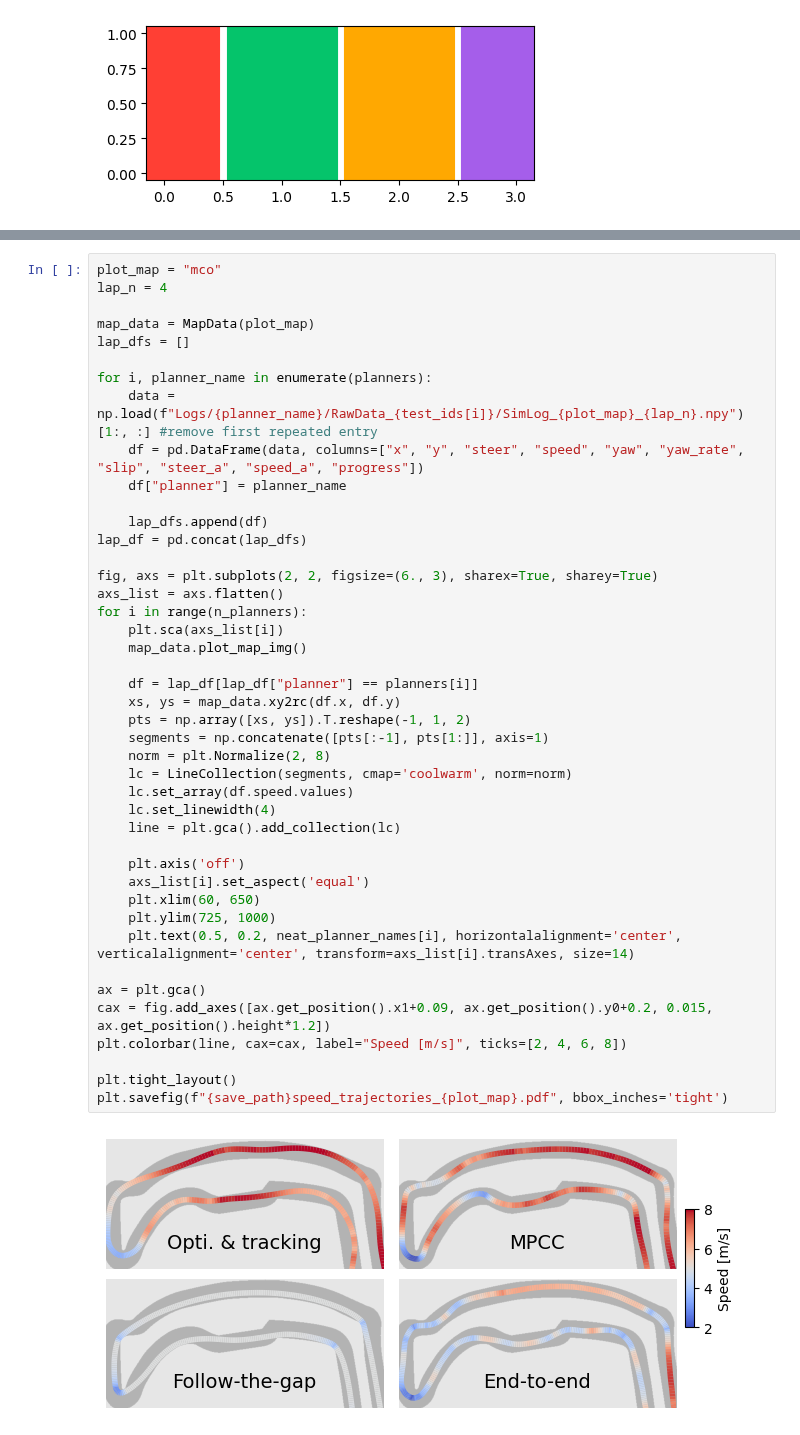
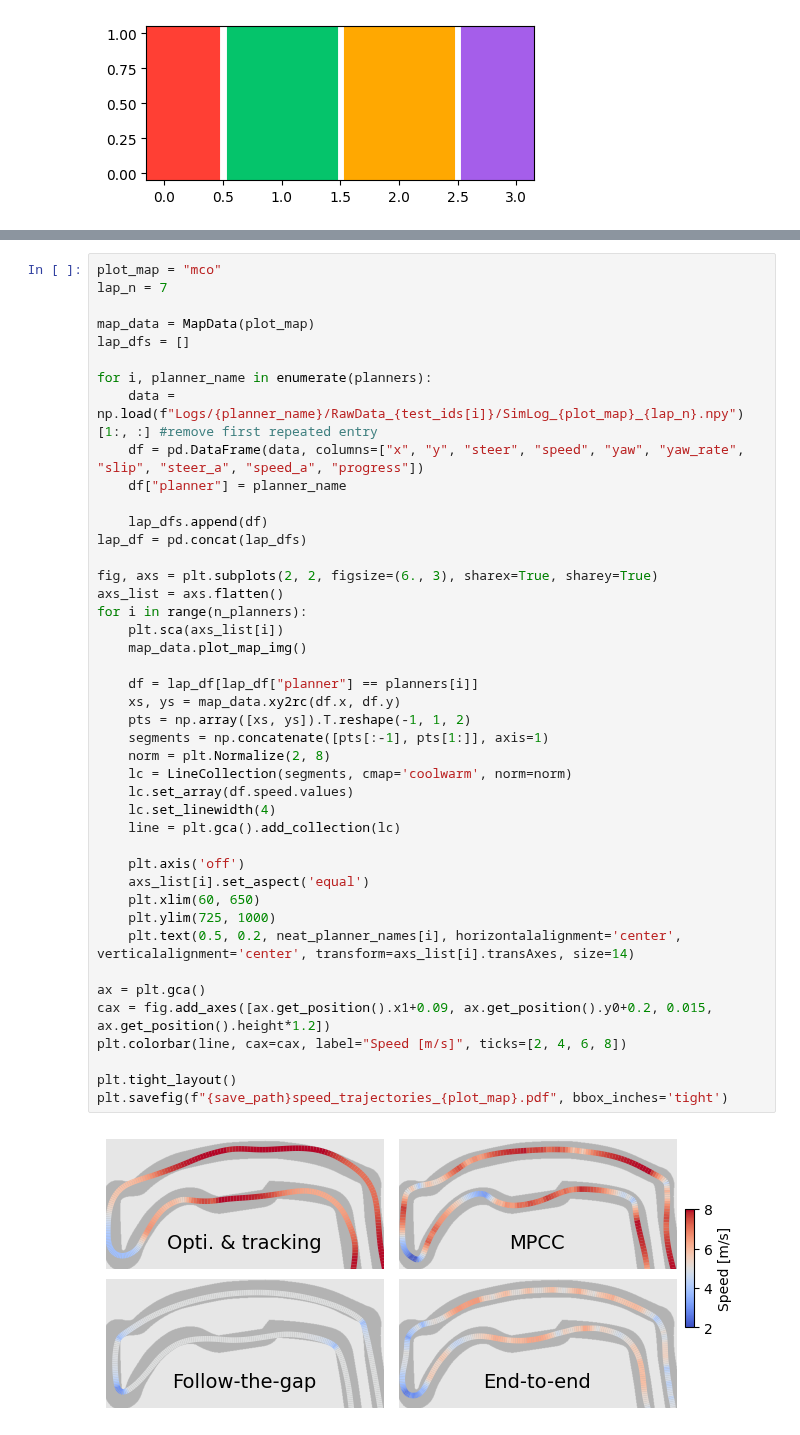
Before and after one commit to BDEvan5/f1tenth_benchmarks, a Jupyter notebook: f1tenth_benchmarks/benchmark_results/benchmark_result_plots.ipynb, the cells around one changed output, grey strips where cells are left out. Saved outputs shown, nothing was run; the diff lists cells and outputs as text.

```diff
--- a/f1tenth_benchmarks/benchmark_results/benchmark_result_plots.ipynb
+++ b/f1tenth_benchmarks/benchmark_results/benchmark_result_plots.ipynb
@@ -82,6 +71,6 @@ ValueError: Index contains duplicate entries, cannot reshape
 # %%
 plot_map = "mco"
-lap_n = 4
+lap_n = 7
 
 map_data = MapData(plot_map)
 lap_dfs = []
@@ -96,34 +85,34 @@ lap_df = pd.concat(lap_dfs)
 
 fig, axs = plt.subplots(2, 2, figsize=(6., 3), sharex=True, sharey=True)
 axs_list = axs.flatten()
 for i in range(n_planners):
     plt.sca(axs_list[i])
     map_data.plot_map_img()
 
     df = lap_df[lap_df["planner"] == planners[i]]
     xs, ys = map_data.xy2rc(df.x, df.y)
     pts = np.array([xs, ys]).T.reshape(-1, 1, 2)
     segments = np.concatenate([pts[:-1], pts[1:]], axis=1)
     norm = plt.Normalize(2, 8)
     lc = LineCollection(segments, cmap='coolwarm', norm=norm)
     lc.set_array(df.speed.values)
     lc.set_linewidth(4)
     line = plt.gca().add_collection(lc)
 
     plt.axis('off')
     axs_list[i].set_aspect('equal')
     plt.xlim(60, 650)
     plt.ylim(725, 1000)
     plt.text(0.5, 0.2, neat_planner_names[i], horizontalalignment='center', verticalalignment='center', transform=axs_list[i].transAxes, size=14)
 
 ax = plt.gca()
 cax = fig.add_axes([ax.get_position().x1+0.09, ax.get_position().y0+0.2, 0.015, ax.get_position().height*1.2])
 plt.colorbar(line, cax=cax, label="Speed [m/s]", ticks=[2, 4, 6, 8])
 
 plt.tight_layout()
 plt.savefig(f"{save_path}speed_trajectories_{plot_map}.pdf", bbox_inches='tight')
 # %% [output]
-[figure, old version]
+[figure, new version]
 # %%
 map_name = "aut"
 lap_n = 0
```
Also changed, not shown: parts of 3 cells of this notebook.
